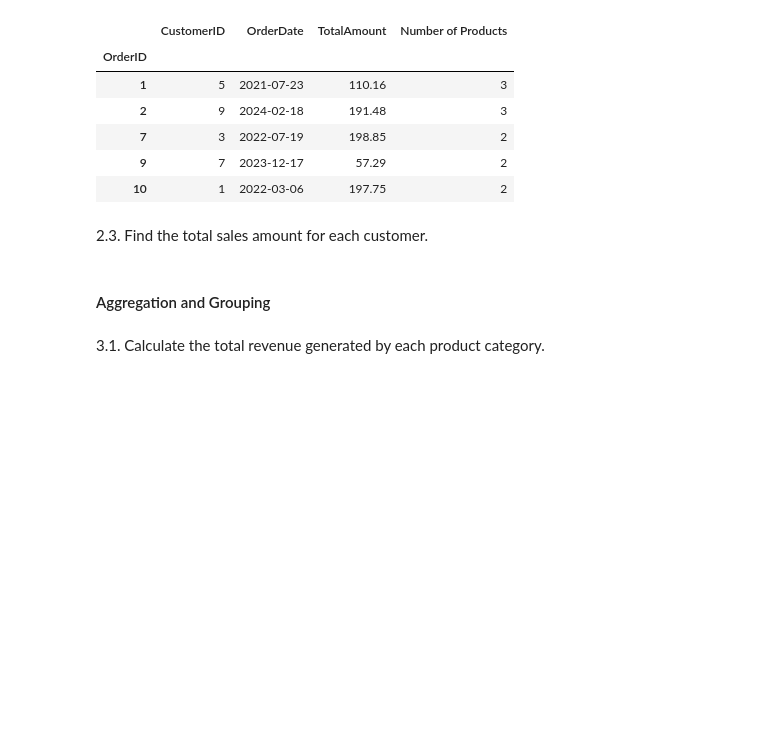
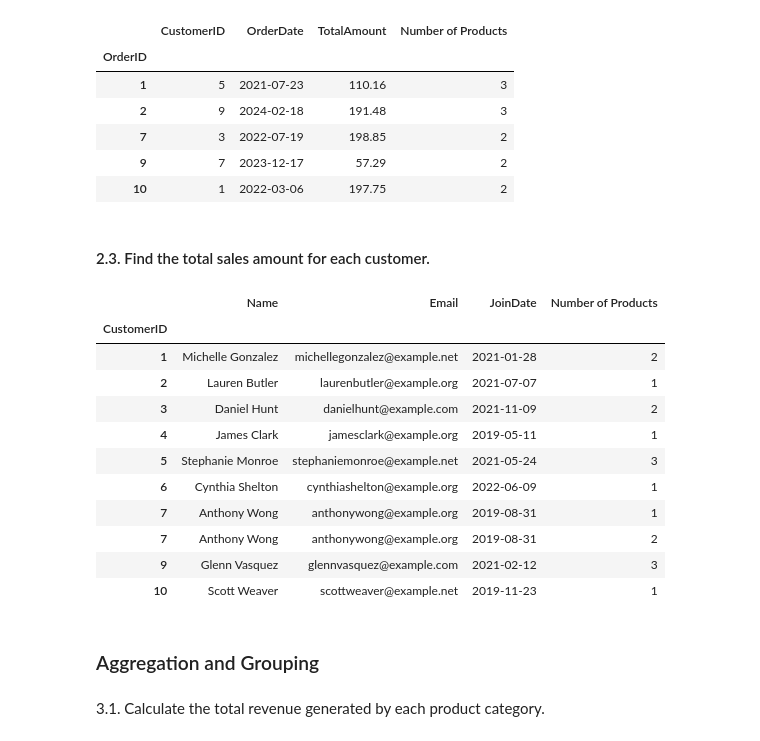
Before and after one commit to Bayan2019/internship_1206, a Jupyter notebook: assignment_01.ipynb, the cells around one changed output. Saved outputs shown, nothing was run; the diff lists cells and outputs as text; code cells hidden in the pictures; blank space fills up the shorter version.

Commit message:
Joins and Relationships

```diff
--- a/assignment_01.ipynb
+++ b/assignment_01.ipynb
@@ -400,22 +400,37 @@ df.set_index("OrderID")
 | 9 | 7 | 2023-12-17 | 57.29 | 2 |
 | 10 | 1 | 2022-03-06 | 197.75 | 2 |
 # %% [markdown]
-2.3. Find the total sales amount for each customer.
+#### 2.3. Find the total sales amount for each customer.
 # %%
 cursor.execute("""
-SELECT Orders.*, OrdersQuantity.Quantity FROM Orders
+SELECT Customers.*, OrdersOrdersQuantity.Quantity FROM Customers
 INNER JOIN
-(SELECT OrderID, SUM(Quantity) AS Quantity
-    FROM OrderDetails
-    GROUP BY OrderID) AS OrdersQuantity
-ON Orders.OrderID=OrdersQuantity.OrderID
-WHERE OrdersQuantity.Quantity>1;
+    (SELECT Orders.CustomerID, OrdersQuantity.Quantity
+        FROM Orders INNER JOIN
+        (SELECT OrderID, SUM(Quantity) AS Quantity
+            FROM OrderDetails
+            GROUP BY OrderID) AS OrdersQuantity
+        ON Orders.OrderID=OrdersQuantity.OrderID) AS OrdersOrdersQuantity
+ON Customers.CustomerID=OrdersOrdersQuantity.CustomerID;
 """)
 data = cursor.fetchall()
-df = pd.DataFrame(data=data, columns=["OrderID", "CustomerID", "OrderDate", "TotalAmount", "Number of Products"])
-df.set_index("OrderID")cursor.execute("""
+df = pd.DataFrame(data=data, columns=["CustomerID", "Name", "Email", "JoinDate",  "Number of Products"])
+df.set_index("CustomerID")
+# %% [output]
+|  | Name | Email | JoinDate | Number of Products |
+| CustomerID |  |  |  |  |
+| 1 | Michelle Gonzalez | michellegonzalez@example.net | 2021-01-28 | 2 |
+| 2 | Lauren Butler | laurenbutler@example.org | 2021-07-07 | 1 |
+| 3 | Daniel Hunt | danielhunt@example.com | 2021-11-09 | 2 |
+| 4 | James Clark | jamesclark@example.org | 2019-05-11 | 1 |
+| 5 | Stephanie Monroe | stephaniemonroe@example.net | 2021-05-24 | 3 |
+| 6 | Cynthia Shelton | cynthiashelton@example.org | 2022-06-09 | 1 |
+| 7 | Anthony Wong | anthonywong@example.org | 2019-08-31 | 1 |
+| 7 | Anthony Wong | anthonywong@example.org | 2019-08-31 | 2 |
+| 9 | Glenn Vasquez | glennvasquez@example.com | 2021-02-12 | 3 |
+| 10 | Scott Weaver | scottweaver@example.net | 2019-11-23 | 1 |
 # %% [markdown]
-#### Aggregation and Grouping
+### Aggregation and Grouping
 # %% [markdown]
 3.1. Calculate the total revenue generated by each product category.
 # %% [markdown]
```
Also changed, not shown: parts of 14 cells of this notebook.
